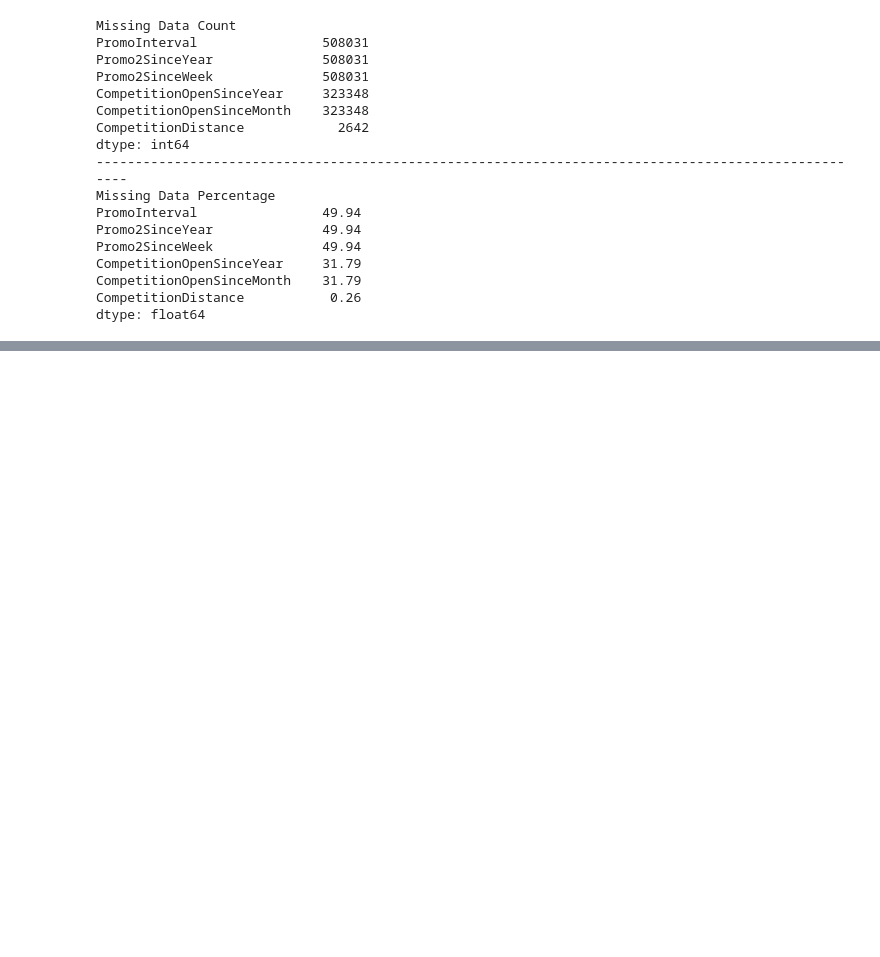
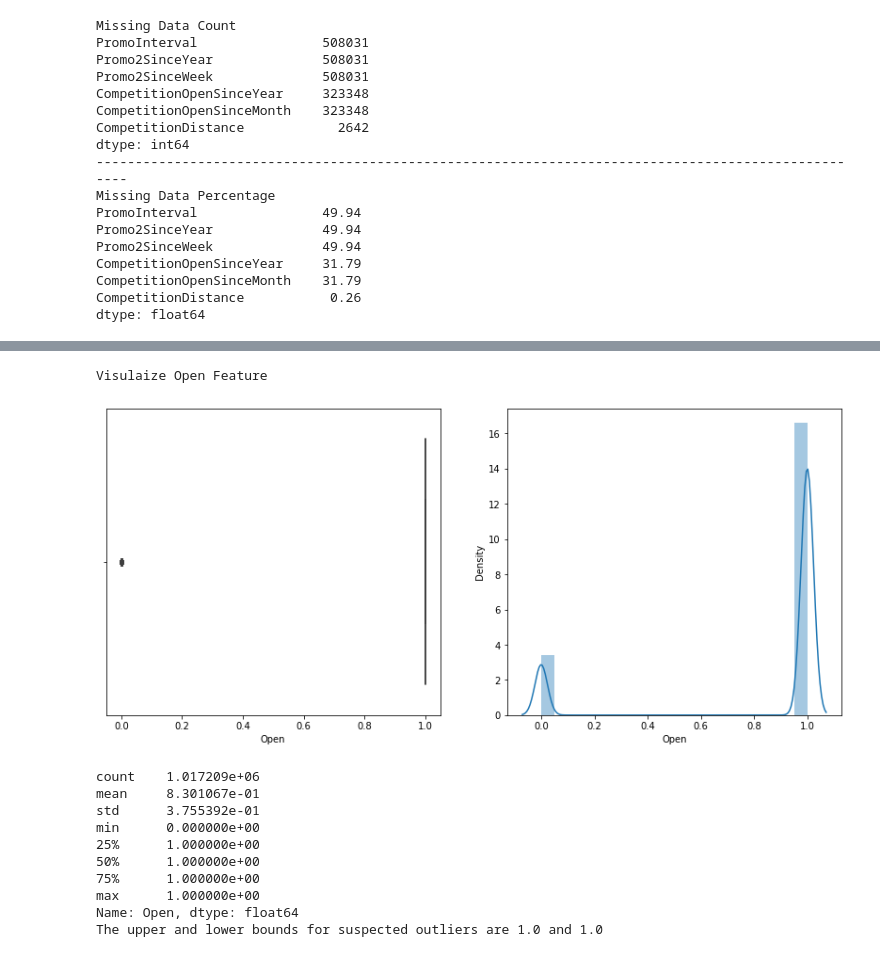
Before and after one commit to AnkitPatel745/Retail-Sales-Prediction-Capstone_Project, a Jupyter notebook: Rossmann_Sales_Prediction_Capstone_Project(ML_Regression).ipynb, the cells around one changed output, grey strips where cells are left out. Cells and saved outputs as stored; diff of their text form; code cells hidden in the pictures; blank space fills up the shorter version.

```diff
--- a/Rossmann_Sales_Prediction_Capstone_Project(ML_Regression).ipynb
+++ b/Rossmann_Sales_Prediction_Capstone_Project(ML_Regression).ipynb
@@ -226,0 +257,19 @@ sns.boxplot(df['Customers'])
+# %%
+# plotting the boxplot and Density for finding the Outlier in the Open feature of the Dataset
+### Open
+print('Visulaize Open Feature')
+visualize_num_feature(df.Open)
+stat_summary(df.Open)
+# %% [output]
+Visulaize Open Feature
+[figure, added]
+count    1.017209e+06
+mean     8.301067e-01
+std      3.755392e-01
+min      0.000000e+00
+25%      1.000000e+00
+50%      1.000000e+00
+75%      1.000000e+00
+max      1.000000e+00
+Name: Open, dtype: float64
+The upper and lower bounds for suspected outliers are 1.0 and 1.0
```
Also changed, not shown: parts of 19 cells of this notebook.
